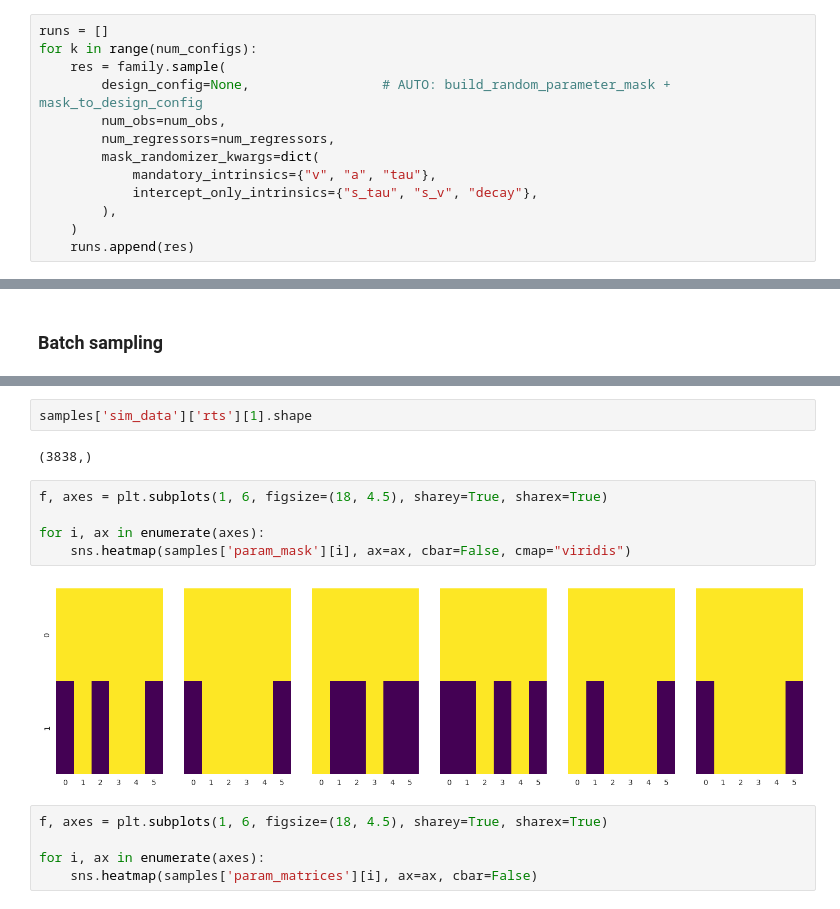
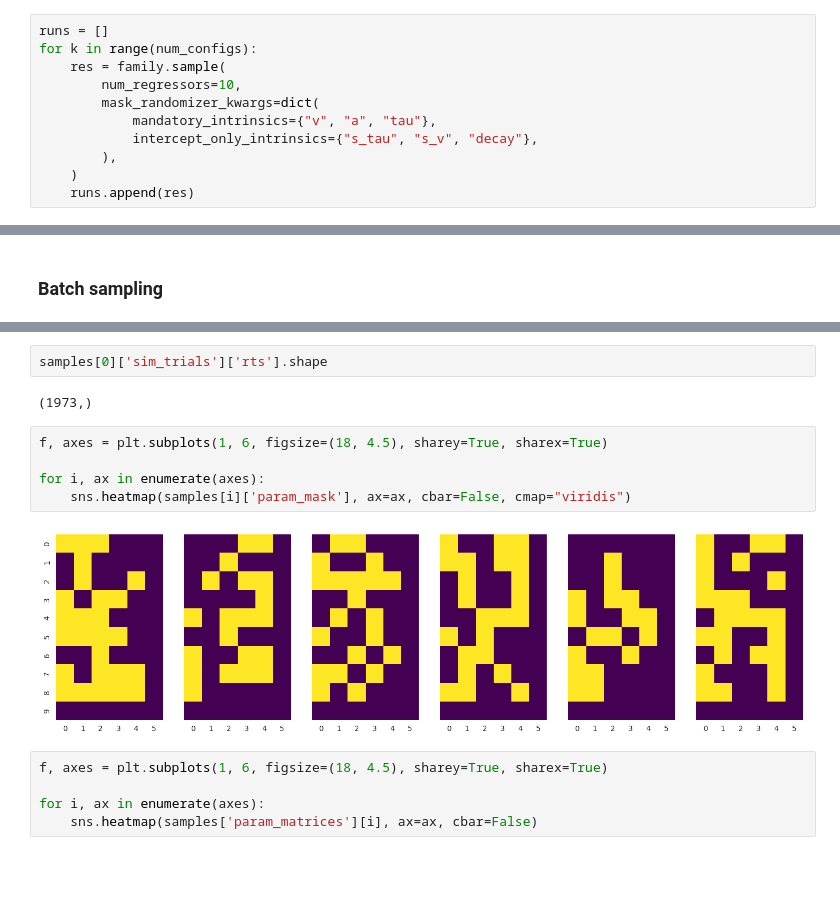
Before and after one commit to bayesflow-org/CogFormer, a Jupyter notebook: bayesgpt/playgrounds/testing_regression.ipynb, the cells around one changed output, grey strips where cells are left out. Drawn from its saved outputs; the diff is of its cells as text; blank space fills up the shorter version.

```diff
--- a/bayesgpt/playgrounds/testing_regression.ipynb
+++ b/bayesgpt/playgrounds/testing_regression.ipynb
@@ -120,9 +133,7 @@ plt.show()
 runs = []
 for k in range(num_configs):
     res = family.sample(
-        design_config=None,                 # AUTO: build_random_parameter_mask + mask_to_design_config
-        num_obs=num_obs,
-        num_regressors=num_regressors,
+        num_regressors=10,
         mask_randomizer_kwargs=dict(
             mandatory_intrinsics={"v", "a", "tau"},
             intercept_only_intrinsics={"s_tau", "s_v", "decay"},
@@ -191,14 +216,14 @@ samples
 # %%
-samples['sim_data']['rts'][1].shape
+samples[0]['sim_trials']['rts'].shape
 # %% [output]
-(3838,)
+(1973,)
 # %%
 f, axes = plt.subplots(1, 6, figsize=(18, 4.5), sharey=True, sharex=True)
 
 for i, ax in enumerate(axes):
-    sns.heatmap(samples['param_mask'][i], ax=ax, cbar=False, cmap="viridis")
+    sns.heatmap(samples[i]['param_mask'], ax=ax, cbar=False, cmap="viridis")
 # %% [output]
-[figure, old version]
+[figure, new version]
 # %%
 f, axes = plt.subplots(1, 6, figsize=(18, 4.5), sharey=True, sharex=True)
 
```
Also changed, not shown: parts of 6 cells of this notebook, 2 other files.
